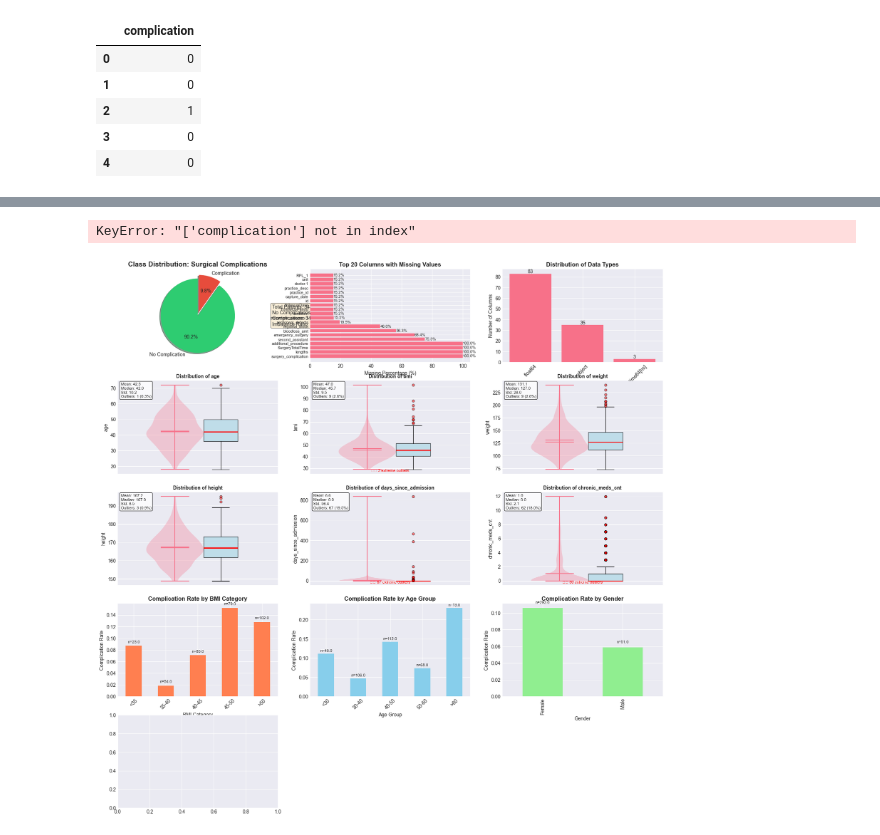
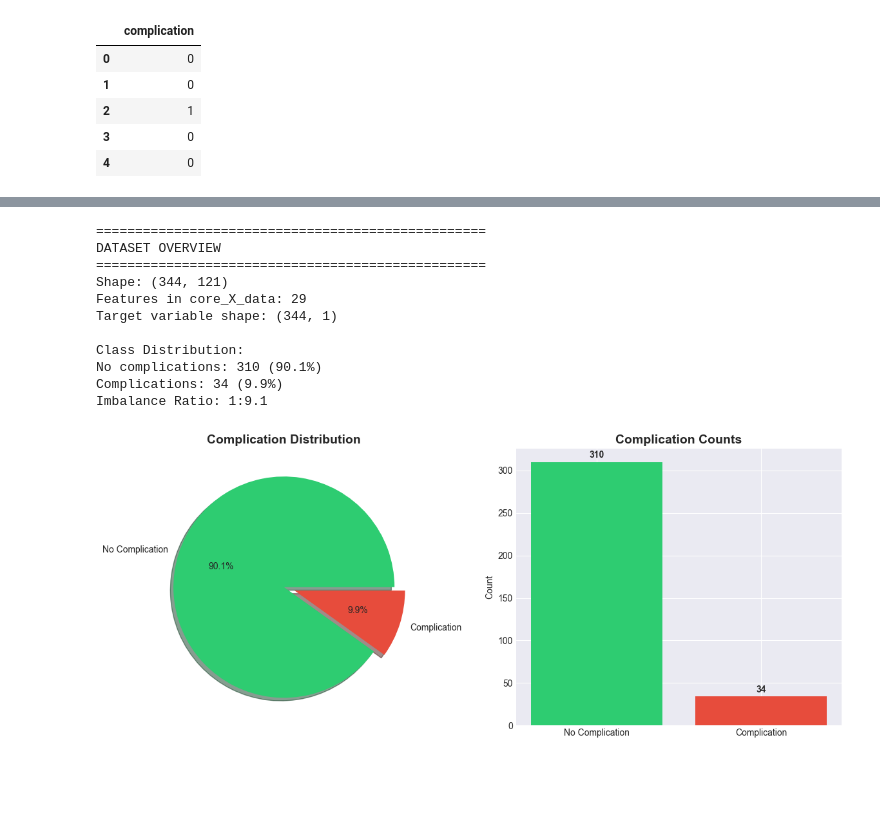
Before and after one commit to DeMeyerRobin/IndustryProject-BariatricSurgeryG1, a Jupyter notebook: second_analytics.ipynb, the cells around one changed output, grey strips where cells are left out. Saved outputs shown, nothing was run; the diff lists cells and outputs as text; code cells hidden in the pictures; blank space fills up the shorter version.

Commit message:
data preperation+graph

```diff
--- a/second_analytics.ipynb
+++ b/second_analytics.ipynb
@@ -91,7 +111,49 @@ core_Y_data[core_Y_data['complication'] == 1].count()
 plt.style.use('seaborn-v0_8-darkgrid')
 sns.set_palette("husl")
 # %%
-sds
+# Basic overview
+print("="*50)
+print("DATASET OVERVIEW")
+print("="*50)
+print(f"Shape: {df.shape}")
+print(f"Features in core_X_data: {core_X_data.shape[1]}")
+print(f"Target variable shape: {core_Y_data.shape}")
+
+# Class imbalance
+comp_counts = core_Y_data['complication'].value_counts()
+print(f"\nClass Distribution:")
+print(f"No complications: {comp_counts[0]} ({comp_counts[0]/len(core_Y_data)*100:.1f}%)")
+print(f"Complications: {comp_counts[1]} ({comp_counts[1]/len(core_Y_data)*100:.1f}%)")
+print(f"Imbalance Ratio: 1:{comp_counts[0]/comp_counts[1]:.1f}")
+
+# Visualization
+fig, (ax1, ax2) = plt.subplots(1, 2, figsize=(12, 5))
+
+# Pie chart
+colors = ['#2ecc71', '#e74c3c']
+ax1.pie(comp_counts.values, labels=['No Complication', 'Complication'],
+        autopct='%1.1f%%', colors=colors, explode=(0, 0.1), shadow=True)
+ax1.set_title('Complication Distribution', fontsize=14, fontweight='bold')
+
+# Bar chart
+ax2.bar(['No Complication', 'Complication'], comp_counts.values, color=colors)
+ax2.set_ylabel('Count')
+ax2.set_title('Complication Counts', fontsize=14, fontweight='bold')
+for i, v in enumerate(comp_counts.values):
+    ax2.text(i, v + 5, str(v), ha='center', fontweight='bold')
+
+plt.tight_layout()
+plt.show()
 # %% [output]
-KeyError: "['complication'] not in index"
+==================================================
+DATASET OVERVIEW
+==================================================
+Shape: (344, 121)
+Features in core_X_data: 29
+Target variable shape: (344, 1)
+
+Class Distribution:
+No complications: 310 (90.1%)
+Complications: 34 (9.9%)
+Imbalance Ratio: 1:9.1
-[figure, old version]
+[figure, new version]
```
Also changed, not shown: parts of 8 cells of this notebook.
